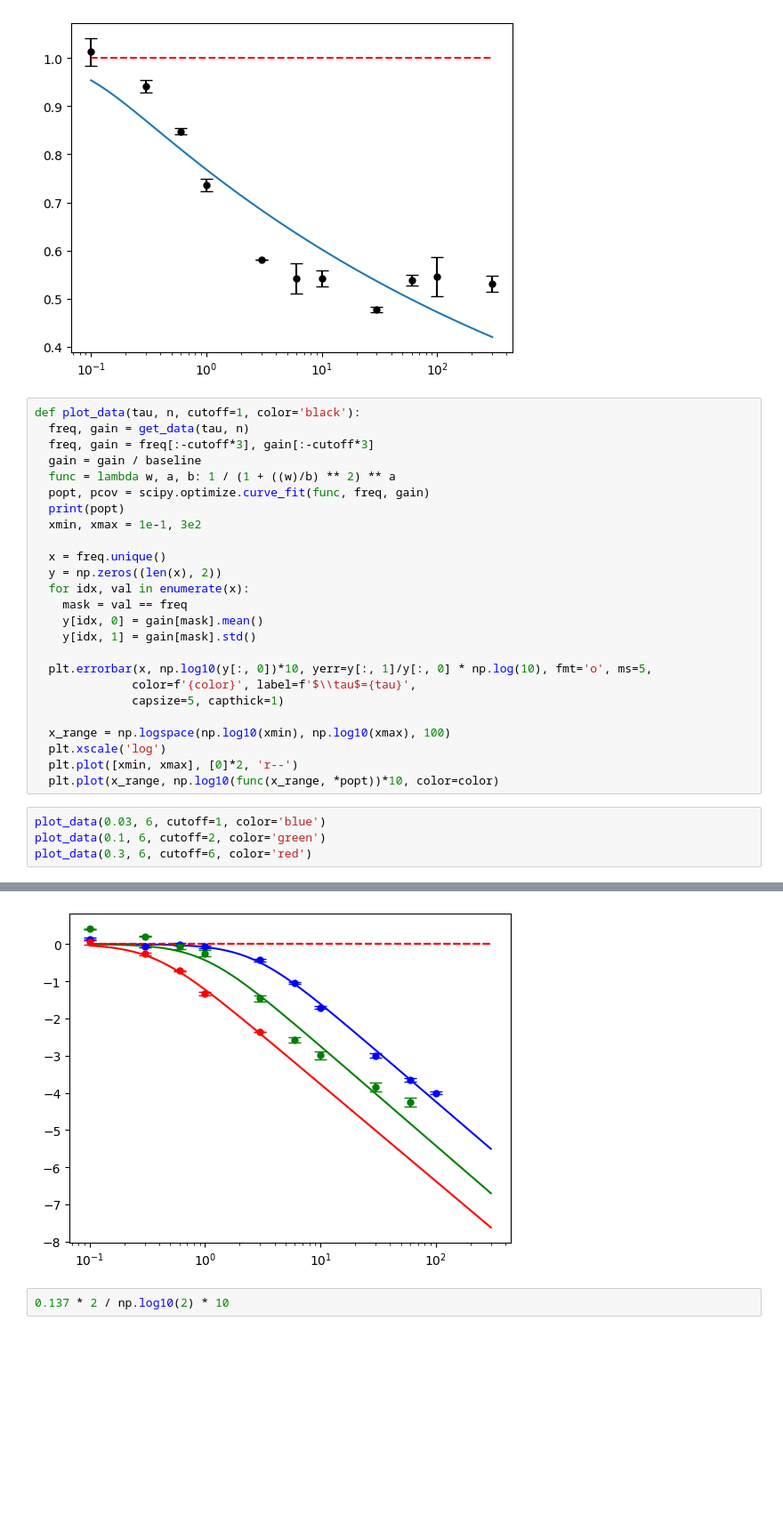
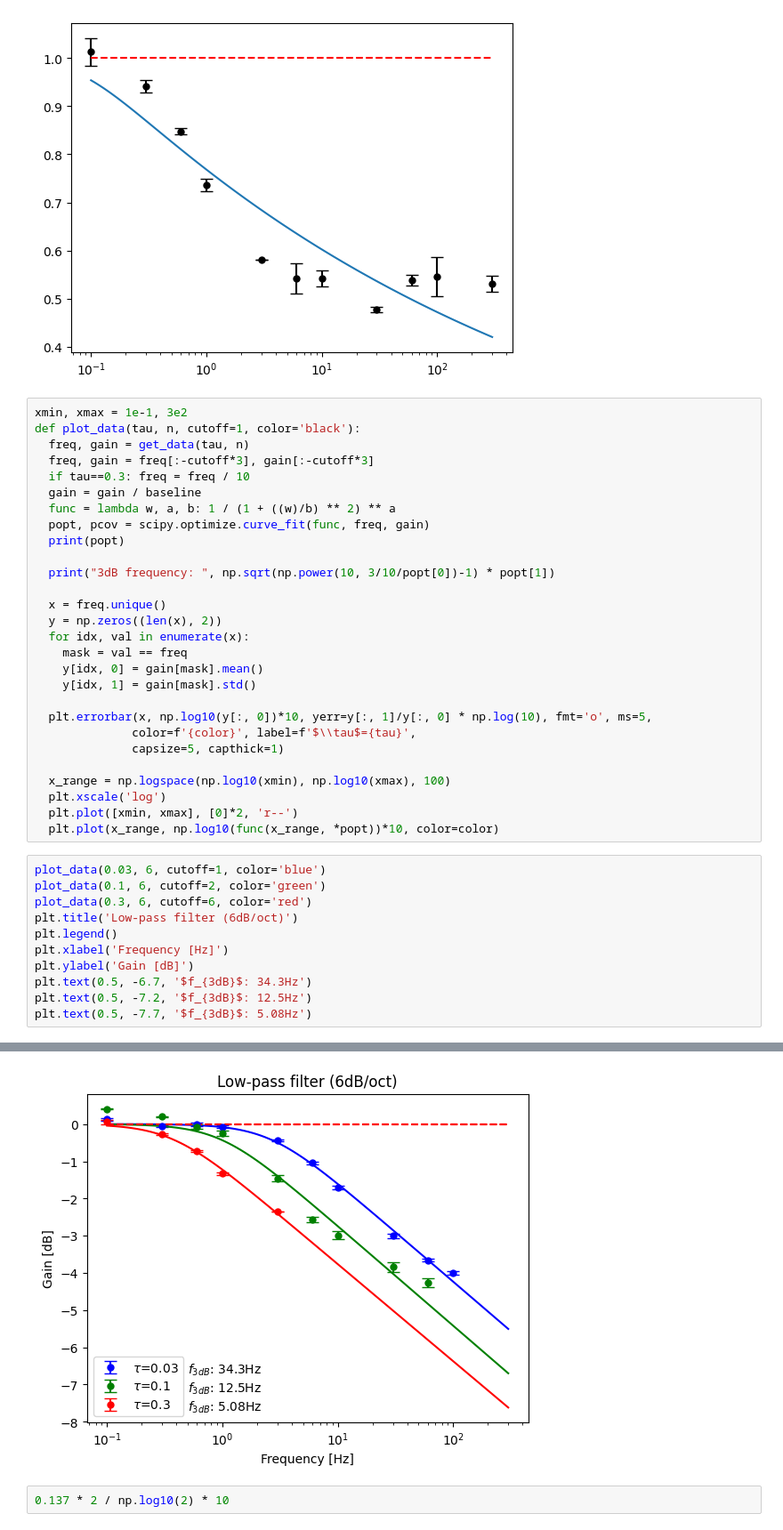
Before and after one commit to IntermidiatePhysicsExperiment/LockInHall, a Jupyter notebook: EDA/03_TaskA-4.ipynb, the cells around one changed output, grey strips where cells are left out. Shown at 89% size. Saved outputs shown, nothing was run; the diff lists cells and outputs as text; blank space fills up the shorter version.

```diff
--- a/EDA/03_TaskA-4.ipynb
+++ b/EDA/03_TaskA-4.ipynb
@@ -38,14 +38,17 @@ plt.show()
 # %% [output]
 [figure]
 # %%
+xmin, xmax = 1e-1, 3e2
 def plot_data(tau, n, cutoff=1, color='black'):
   freq, gain = get_data(tau, n)
   freq, gain = freq[:-cutoff*3], gain[:-cutoff*3]
+  if tau==0.3: freq = freq / 10
   gain = gain / baseline
   func = lambda w, a, b: 1 / (1 + ((w)/b) ** 2) ** a
   popt, pcov = scipy.optimize.curve_fit(func, freq, gain)
   print(popt)
-  xmin, xmax = 1e-1, 3e2
+
+  print("3dB frequency: ", np.sqrt(np.power(10, 3/10/popt[0])-1) * popt[1])
 
   x = freq.unique()
   y = np.zeros((len(x), 2))
@@ -66,5 +69,12 @@ def plot_data(tau, n, cutoff=1, color='black'):
 plot_data(0.03, 6, cutoff=1, color='blue')
 plot_data(0.1, 6, cutoff=2, color='green')
 plot_data(0.3, 6, cutoff=6, color='red')
+plt.title('Low-pass filter (6dB/oct)')
+plt.legend()
+plt.xlabel('Frequency [Hz]')
+plt.ylabel('Gain [dB]')
+plt.text(0.5, -6.7, '$f_{3dB}$: 34.3Hz')
+plt.text(0.5, -7.2, '$f_{3dB}$: 12.5Hz')
+plt.text(0.5, -7.7, '$f_{3dB}$: 5.08Hz')
 # %% [output]
 [0.13309497 2.56397564]
@@ -73,4 +87,4 @@ plot_data(0.3, 6, cutoff=6, color='red')
-[figure, old version]
+[figure, new version]
 # %%
 0.137 * 2 / np.log10(2) * 10
 # %% [output]
```
Also changed, not shown: parts of 2 cells of this notebook, 59 other files.
